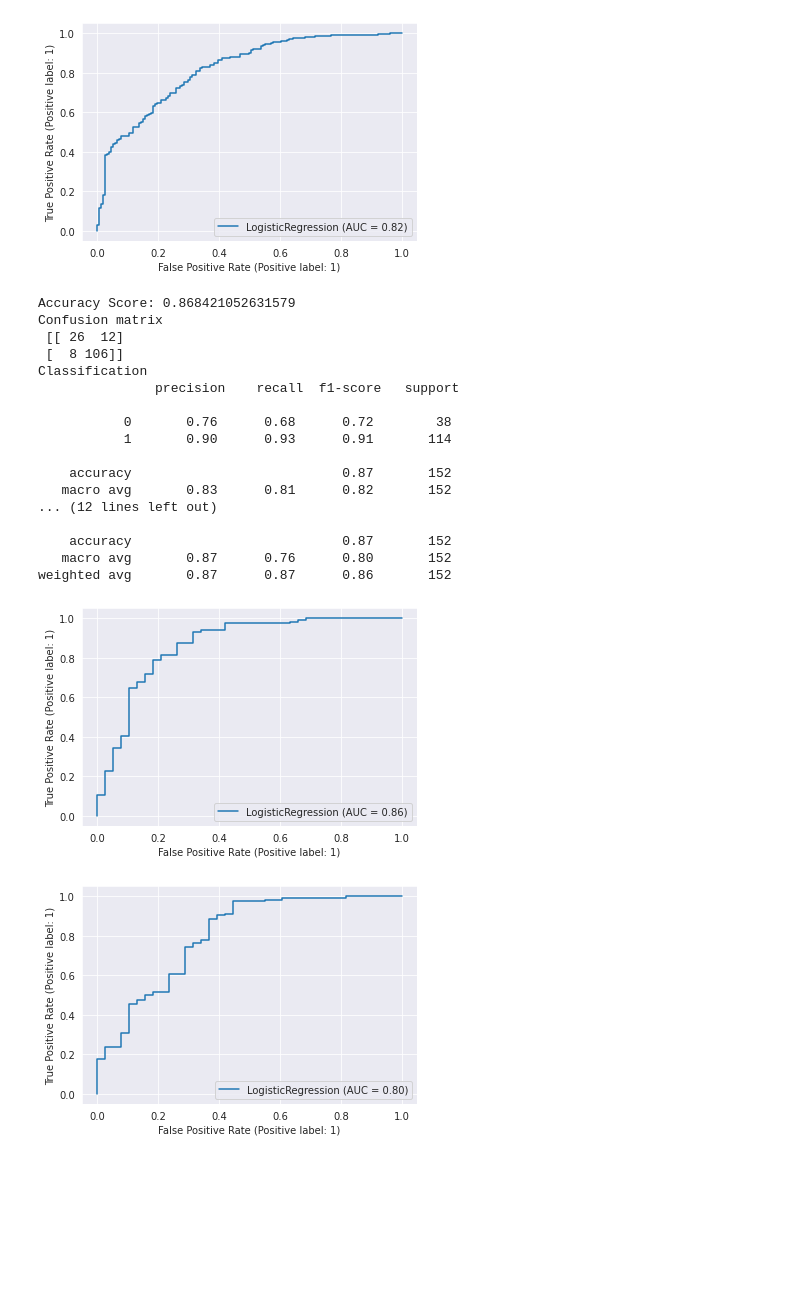
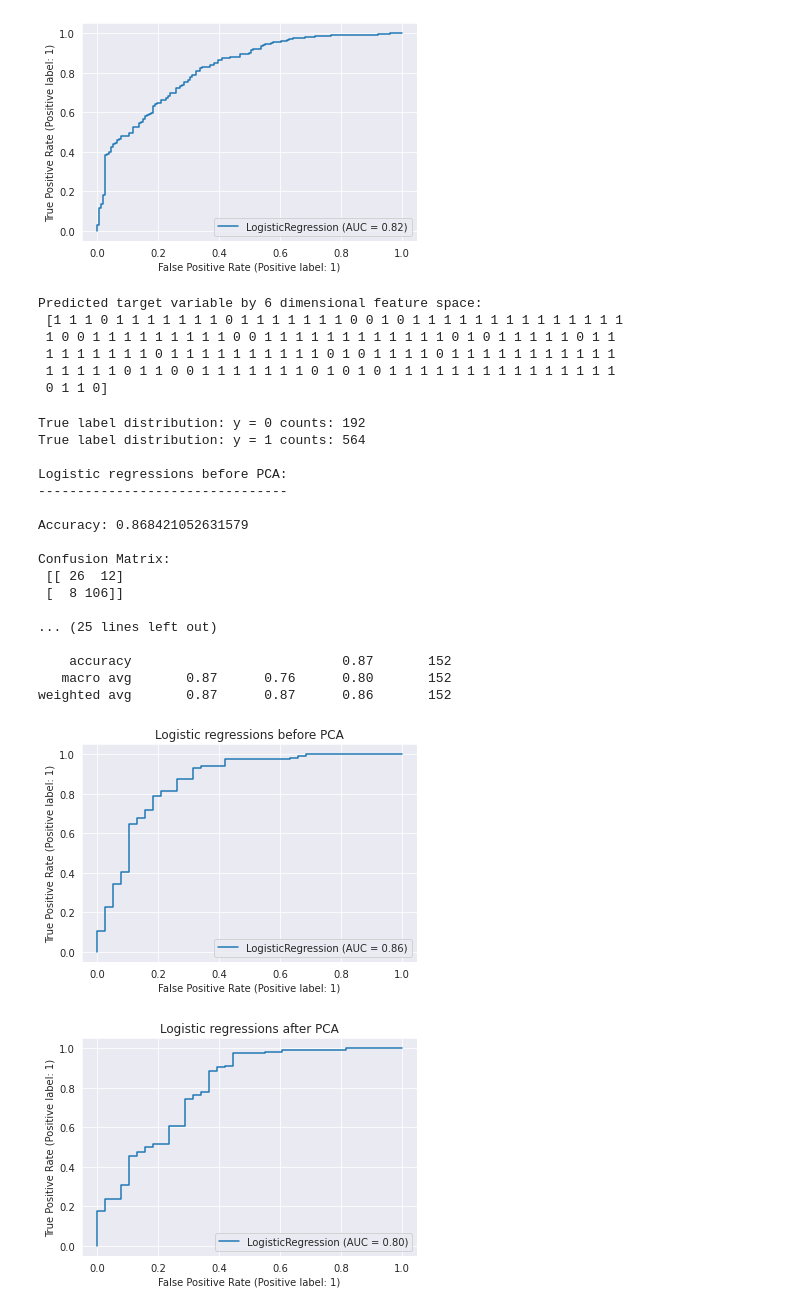
Before and after one commit to cakwok/Machine-Learning, a Jupyter notebook: Assignment4 Q2 PCA.ipynb, the cells around one changed output. Drawn from its saved outputs; the diff is of its cells as text; code cells hidden in the pictures; blank space fills up the shorter version.

```diff
--- a/Assignment4 Q2 PCA.ipynb
+++ b/Assignment4 Q2 PCA.ipynb
@@ -165,47 +181,61 @@ plt.show()
 # %%
 #Q2.6 Validate the model using testing dataset
 
-projected_X_test = X_test.dot(projection_matrix)
+projected_X_test = X_test.dot(projection_matrix)    # Project testing dataset into feature space
 
 y_pred = classifier_logistic.predict(X_test)
 y_pred2 = classifier_my_pca.predict(projected_X_test)
+
+print("Predicted target variable by 6 dimensional feature space: \n", y_pred2)
+# %% [output]
+Predicted target variable by 6 dimensional feature space:
+ [1 1 1 0 1 1 1 1 1 1 1 0 1 1 1 1 1 1 1 0 0 1 0 1 1 1 1 1 1 1 1 1 1 1 1 1 1
+ 1 0 0 1 1 1 1 1 1 1 1 1 0 0 1 1 1 1 1 1 1 1 1 1 1 1 0 1 0 1 1 1 1 1 0 1 1
+ 1 1 1 1 1 1 1 0 1 1 1 1 1 1 1 1 1 1 0 1 0 1 1 1 1 0 1 1 1 1 1 1 1 1 1 1 1
+ 1 1 1 1 1 0 1 1 0 0 1 1 1 1 1 1 1 0 1 0 1 0 1 1 1 1 1 1 1 1 1 1 1 1 1 1 1
+ 0 1 1 0]
 # %%
-#Q2.7 Compare the logistic regression models
-print('Accuracy Score:', accuracy_score(y_test, y_pred))
-print('Confusion matrix \n',  confusion_matrix(y_test, y_pred))
-print('Classification \n', classification_report(y_test, y_pred), "\n")
+#Q2.7 Compare the logistic regression models before and after PCA
 
-print('Accuracy Score:', accuracy_score(y_test, y_pred2))
-print('Confusion matrix \n',  confusion_matrix(y_test, y_pred2))
-print('Classification \n', classification_report(y_test, y_pred2))
+print("True label distribution: y = 0 counts:", df['class'].value_counts()[0])
+print("True label distribution: y = 1 counts:", df['class'].value_counts()[1], "\n")
 
-#skplt.metrics.plot_roc_curve(y_train, y_pred)
-#bc = BinaryClassification(y_test, y_pred, labels=["Class 1", "Class 2"])
-#bc.plot_roc_curve()
+print("Logistic regressions before PCA:")
+print("-------------------------------- \n")
+print('Accuracy:', accuracy_score(y_test, y_pred), "\n")
+print('Confusion Matrix: \n',  confusion_matrix(y_test, y_pred), "\n")
+print('Classification Report: \n', classification_report(y_test, y_pred), "\n")
+
+print("Logistic regressions after PCA:")
+print("------------------------------- \n")
+print('Accuracy:', accuracy_score(y_test, y_pred2), "\n")
+print('Confusion Matrix: \n',  confusion_matrix(y_test, y_pred2), "\n")
+print('Classification Report: \n', classification_report(y_test, y_pred2), "\n")
+
 metrics.plot_roc_curve(classifier_logistic, X_test, y_test)
+plt.title("Logistic regressions before PCA")
 plt.show()
 
-#bc = BinaryClassification(y_train, y_pred2, labels=["Class 1", "Class 2"])
-#bc.plot_roc_curve()
 metrics.plot_roc_curve(classifier_my_pca, projected_X_test, y_test)
+plt.title("Logistic regressions after PCA")
 plt.show()
 # %% [output]
-Accuracy Score: 0.868421052631579
-Confusion matrix
+True label distribution: y = 0 counts: 192
+True label distribution: y = 1 counts: 564
+
+Logistic regressions before PCA:
+--------------------------------
+
+Accuracy: 0.868421052631579
+
+Confusion Matrix:
  [[ 26  12]
  [  8 106]]
-Classification
-               precision    recall  f1-score   support
 
-           0       0.76      0.68      0.72        38
-           1       0.90      0.93      0.91       114
-
-    accuracy                           0.87       152
-   macro avg       0.83      0.81      0.82       152
-... (12 lines left out)
+... (25 lines left out)
 
     accuracy                           0.87       152
    macro avg       0.87      0.76      0.80       152
 weighted avg       0.87      0.87      0.86       152
-[figure, old version]
+[figure, new version]
-[figure, old version]
+[figure, new version]
```
Also changed, not shown: parts of 7 cells of this notebook.
